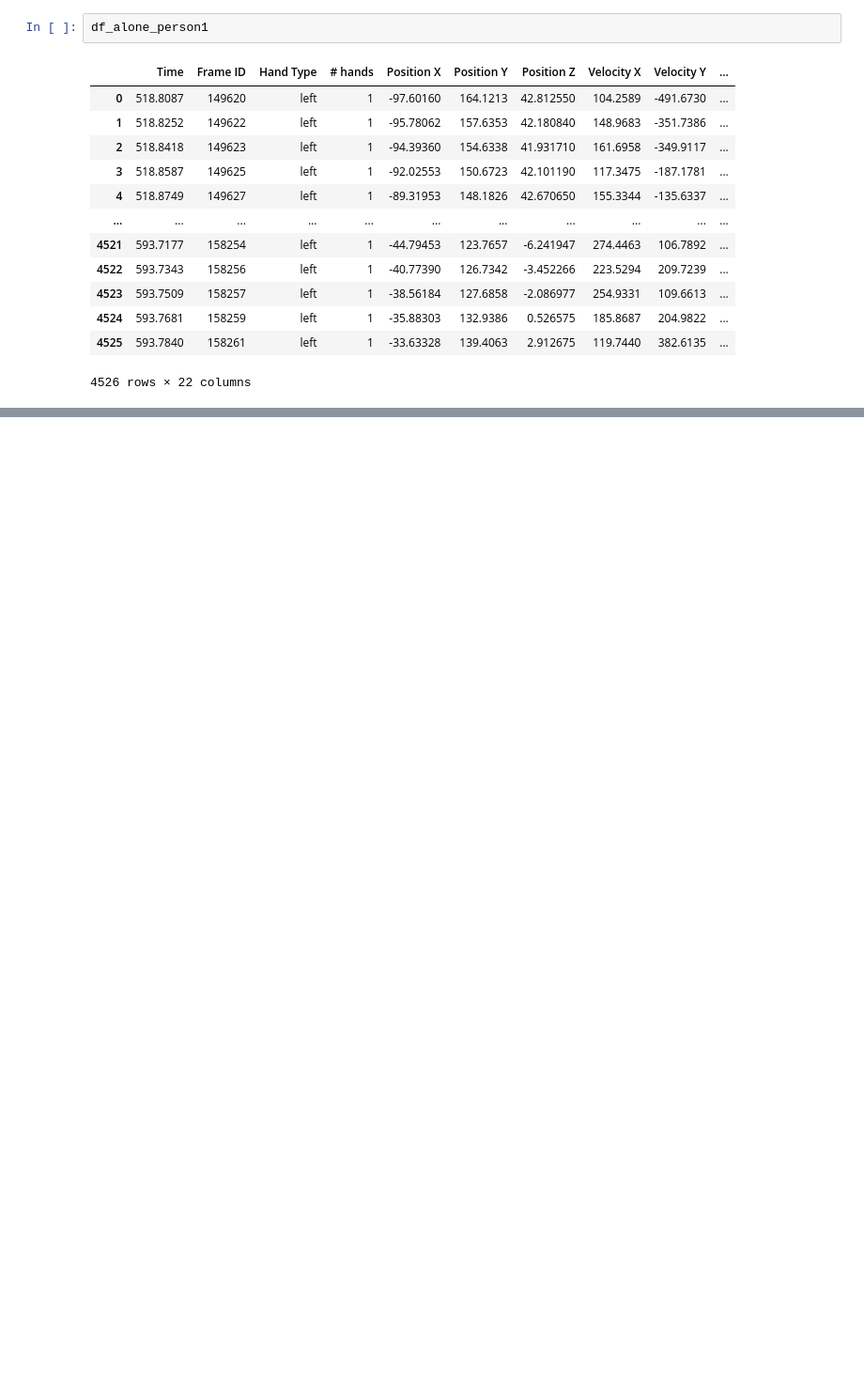
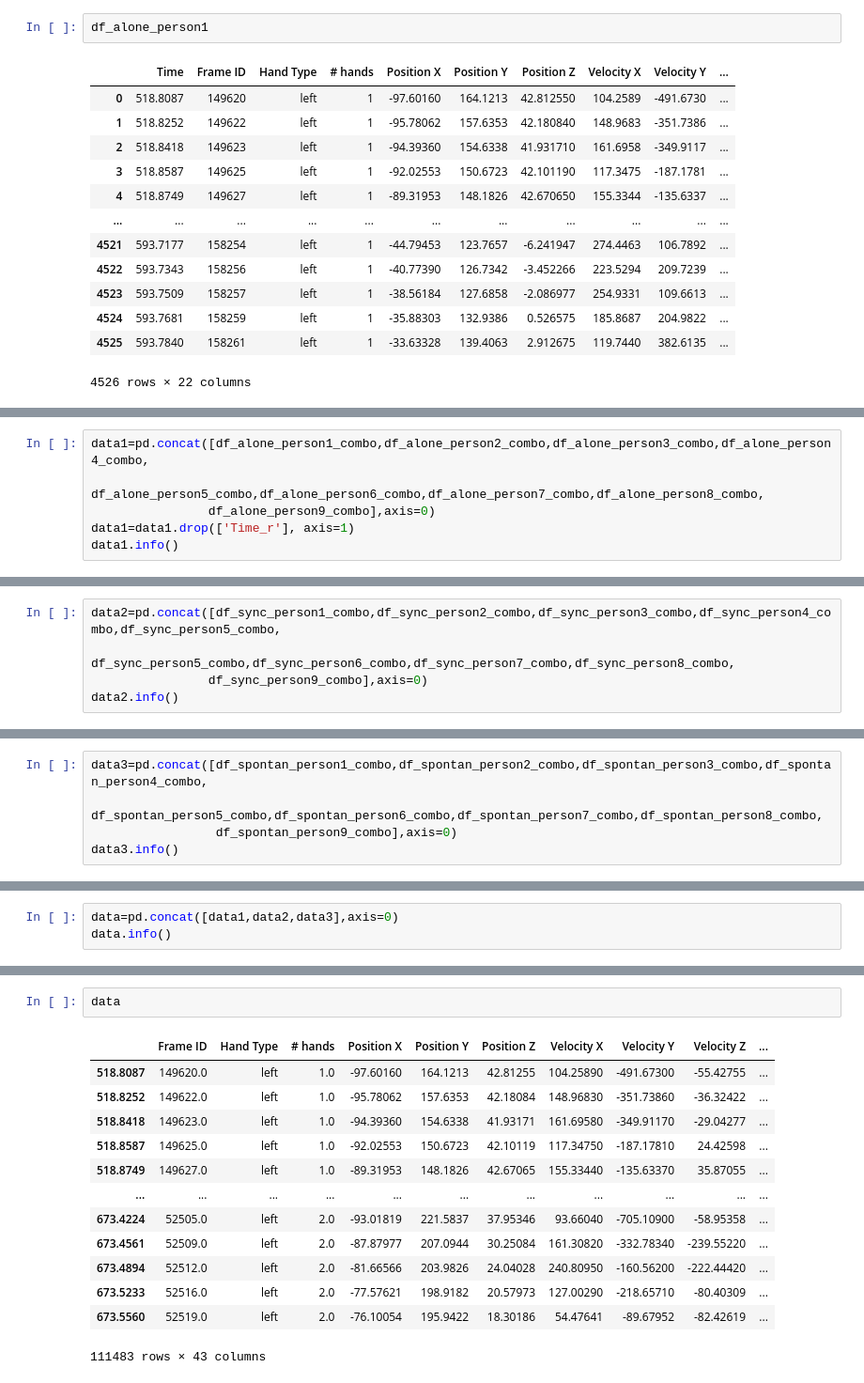
Before and after one commit to Yehudit-Brickner/data_science_end_of_year1_project, a Jupyter notebook: data science part 4.ipynb, the cells around one changed output, grey strips where cells are left out. Shown at 94% size. Saved outputs shown, nothing was run; the diff lists cells and outputs as text; blank space fills up the shorter version.

Commit message:
organized data and started runnung models

```diff
--- a/data science part 4.ipynb
+++ b/data science part 4.ipynb
@@ -149,0 +404,6 @@ df_spontan_person1_part1_combo.head(1)
+# %%
+data1=pd.concat([df_alone_person1_combo,df_alone_person2_combo,df_alone_person3_combo,df_alone_person4_combo,
+                 df_alone_person5_combo,df_alone_person6_combo,df_alone_person7_combo,df_alone_person8_combo,
+                df_alone_person9_combo],axis=0)
+data1=data1.drop(['Time_r'], axis=1)
+data1.info()
@@ -149,0 +428,5 @@ df_spontan_person1_part1_combo.head(1)
+# %%
+data2=pd.concat([df_sync_person1_combo,df_sync_person2_combo,df_sync_person3_combo,df_sync_person4_combo,df_sync_person5_combo,
+                 df_sync_person5_combo,df_sync_person6_combo,df_sync_person7_combo,df_sync_person8_combo,
+                df_sync_person9_combo],axis=0)
+data2.info()
@@ -149,0 +451,5 @@ df_spontan_person1_part1_combo.head(1)
+# %%
+data3=pd.concat([df_spontan_person1_combo,df_spontan_person2_combo,df_spontan_person3_combo,df_spontan_person4_combo,
+                 df_spontan_person5_combo,df_spontan_person6_combo,df_spontan_person7_combo,df_spontan_person8_combo,
+                 df_spontan_person9_combo],axis=0)
+data3.info()
@@ -149,0 +474,3 @@ df_spontan_person1_part1_combo.head(1)
+# %%
+data=pd.concat([data1,data2,data3],axis=0)
+data.info()
@@ -149,0 +495,16 @@ df_spontan_person1_part1_combo.head(1)
+# %%
+data
+# %% [output]
+|  | Frame ID | Hand Type | # hands | Position X | Position Y | Position Z | Velocity X | Velocity Y | Velocity Z | ... |
+| 518.8087 | 149620.0 | left | 1.0 | -97.60160 | 164.1213 | 42.81255 | 104.25890 | -491.67300 | -55.42755 | ... |
+| 518.8252 | 149622.0 | left | 1.0 | -95.78062 | 157.6353 | 42.18084 | 148.96830 | -351.73860 | -36.32422 | ... |
+| 518.8418 | 149623.0 | left | 1.0 | -94.39360 | 154.6338 | 41.93171 | 161.69580 | -349.91170 | -29.04277 | ... |
+| 518.8587 | 149625.0 | left | 1.0 | -92.02553 | 150.6723 | 42.10119 | 117.34750 | -187.17810 | 24.42598 | ... |
+| 518.8749 | 149627.0 | left | 1.0 | -89.31953 | 148.1826 | 42.67065 | 155.33440 | -135.63370 | 35.87055 | ... |
+| ... | ... | ... | ... | ... | ... | ... | ... | ... | ... | ... |
+| 673.4224 | 52505.0 | left | 2.0 | -93.01819 | 221.5837 | 37.95346 | 93.66040 | -705.10900 | -58.95358 | ... |
+| 673.4561 | 52509.0 | left | 2.0 | -87.87977 | 207.0944 | 30.25084 | 161.30820 | -332.78340 | -239.55220 | ... |
+| 673.4894 | 52512.0 | left | 2.0 | -81.66566 | 203.9826 | 24.04028 | 240.80950 | -160.56200 | -222.44420 | ... |
+| 673.5233 | 52516.0 | left | 2.0 | -77.57621 | 198.9182 | 20.57973 | 127.00290 | -218.65710 | -80.40309 | ... |
+| 673.5560 | 52519.0 | left | 2.0 | -76.10054 | 195.9422 | 18.30186 | 54.47641 | -89.67952 | -82.42619 | ... |
+111483 rows × 43 columns
```
Also changed, not shown: parts of 65 cells of this notebook.
